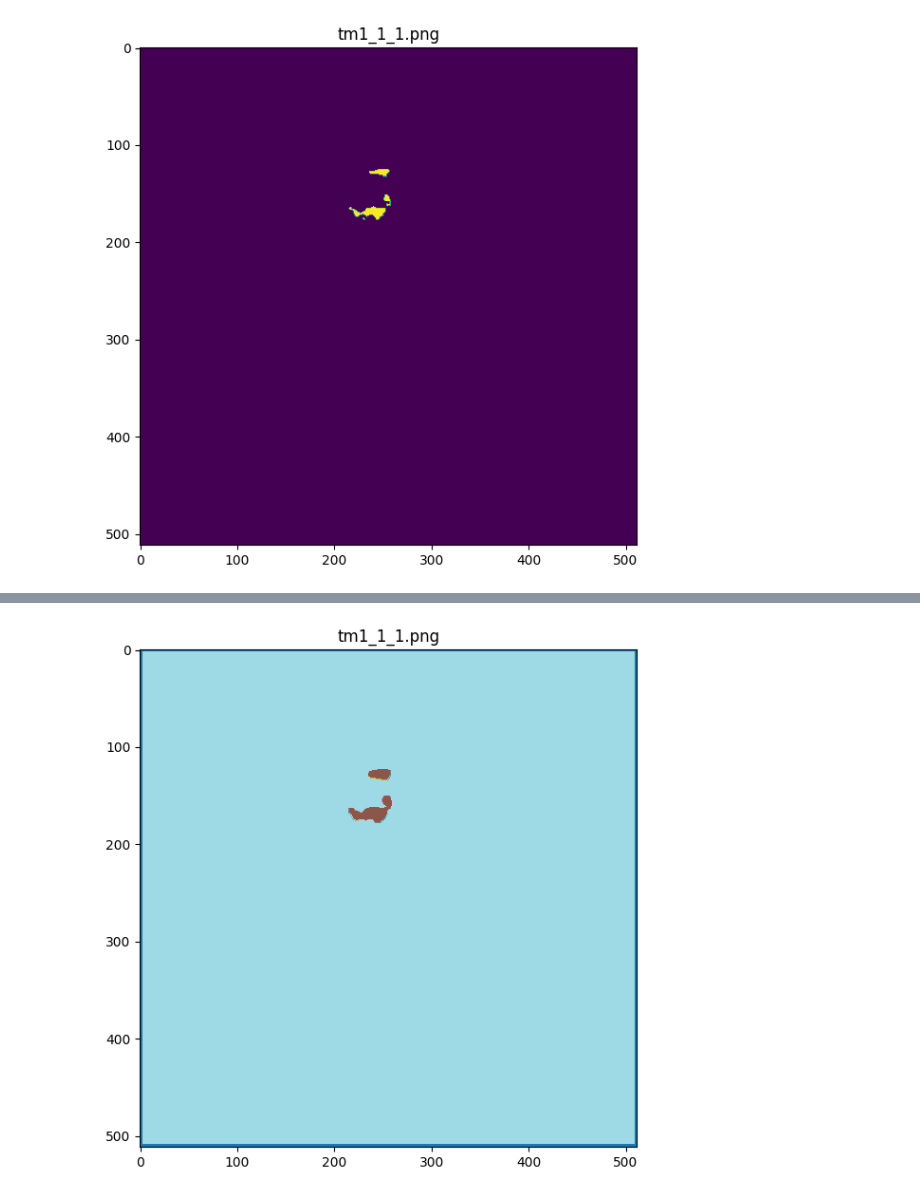
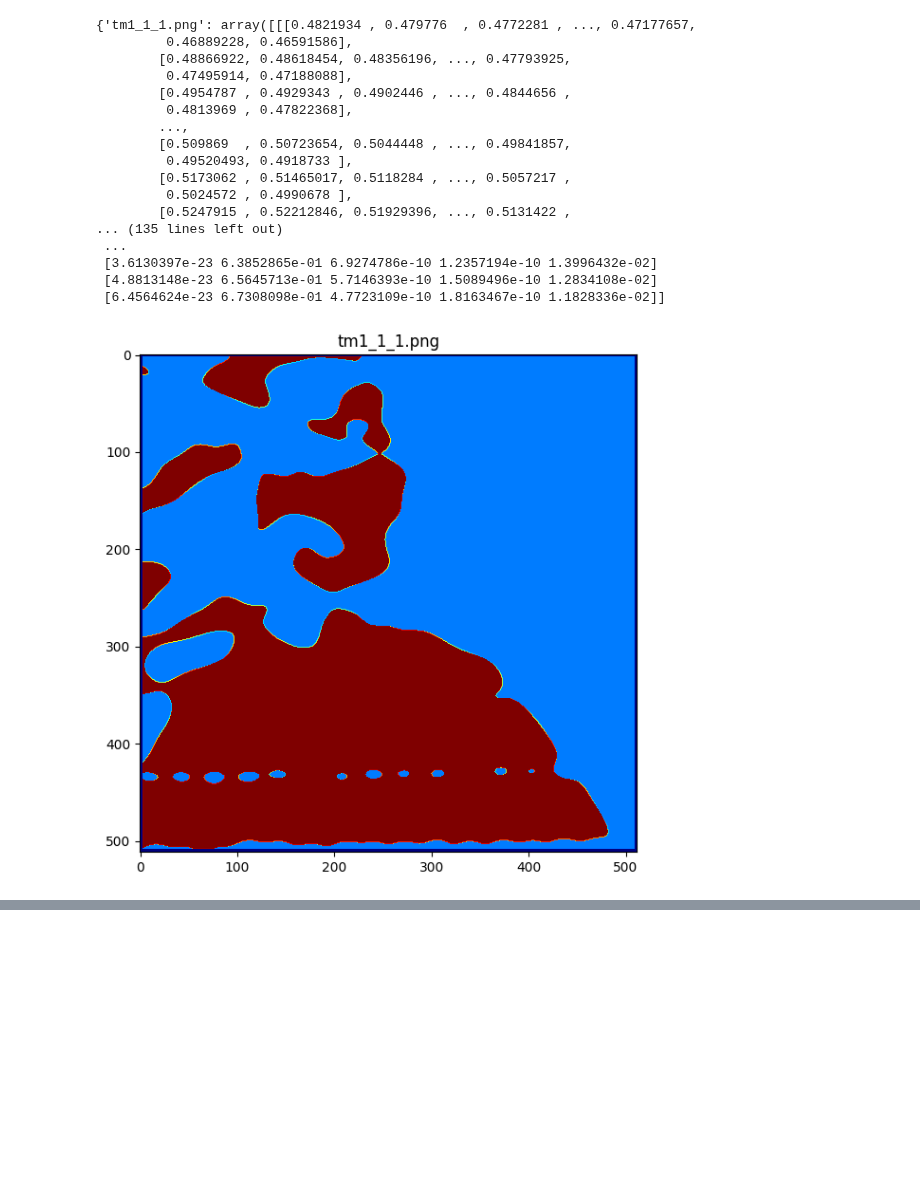
Before and after one commit to dmytro-varich/Texture-Segmentation-App, a Jupyter notebook: segmentation_main.ipynb, the cells around one changed output, grey strips where cells are left out. Drawn from its saved outputs; the diff is of its cells as text; code cells hidden in the pictures; blank space fills up the shorter version.

```diff
--- a/segmentation_main.ipynb
+++ b/segmentation_main.ipynb
@@ -565,7 +561,7 @@ def main(directory):
     # Preprocess images
     resize_shape = None
     normalize = True
-    sigma = 1.0
+    sigma = 10.0
     apply_edge_detection = False
     for key, image in images.items():
         images[key] = TextureSegmentation.preprocess_image(image,
@@ -582,50 +578,48 @@ def main(directory):
     patch_size = (7, 7)
     for key, image in images.items():
         patches[key] = TextureSegmentation.extract_patches(image, patch_size=patch_size)
-
+    print(patches)
     # Cluster patches to find PRP (Principal Representative Patterns)
-    max_clusters = 3
+    max_clusters = 5
     n_components = None
     prp_centroids, optimal_clusters = TextureSegmentation.cluster_patches(patches,
                                                                     max_clusters=max_clusters,
                                                                     n_components=n_components,
                                                                     find_optimal_clusters=False)
-
+    print(prp_centroids)
     # Segment the images by extracting texture features and using the Mumford-Shah
     segmented_images, edges = dict(), dict()
-    sigma = 0.4
-    h = 0.01
+    gamma = 0.4
     iterations, alpha, beta, epsilon  = 1, 1000, 0.01, 0.01
     for key, image in images.items():
         segmented_images[key], edges[key] = TextureSegmentation.segmentation(image, prp_centroids,
                                                                             patch_size=patch_size,
-                                                                            sigma=sigma, h=h,
+                                                                            gamma=gamma,
                                                                             iterations=iterations,
                                                                             alpha=alpha, beta=beta,
                                                                              epsilon=epsilon)
-
     # Display the segmented images and edges
-    TextureSegmentation.show_images(segmented_images, figsize=figsize, rows=rows, cols=cols, cmap=None)
+    TextureSegmentation.show_images(segmented_images, figsize=figsize, rows=rows, cols=cols, cmap='jet')
     TextureSegmentation.show_images(edges, figsize=figsize, rows=rows, cols=cols, cmap=None)
 
-    # Assign labels to the segmented images
-    labels = dict()
-    for key, segmented_image in segmented_images.items():
-        labels[key] = TextureSegmentation.assign_labels(segmented_image, prp_centroids,
-                                                        patch_size=patch_size,
-                                                        sigma=sigma)
+    # # Assign labels to the segmented images
+    # labels = dict()
+    # for key, segmented_image in segmented_images.items():
+    #     labels[key] = TextureSegmentation.assign_labels(segmented_image, prp_centroids,
+    #                                                     patch_size=patch_size,
+    #                                                     sigma=sigma)
 
-    # Display the labels
-    TextureSegmentation.show_images(labels, figsize=figsize, rows=rows, cols=cols, cmap='tab20')
+    # # Display the labels
+    # TextureSegmentation.show_images(labels, figsize=figsize, rows=rows, cols=cols, cmap='tab20')
 
-    # Postprocess images using CRF
-    postprocessed_images = dict()
-    for key, segmented_image in segmented_images.items():
-        postprocessed_images[key] = TextureSegmentation.postprocess_segmentation(segmented_image, edges[key], labels[key],
-                                                                                 num_classes=optimal_clusters)
+    # # Postprocess images using CRF
+    # postprocessed_images = dict()
+    # for key, segmented_image in segmented_images.items():
+    #     postprocessed_images[key] = TextureSegmentation.postprocess_segmentation(segmented_image, edges[key], labels[key],
+    #                                                                              num_classes=optimal_clusters)
 
-    # Display the postprocessed images
-    TextureSegmentation.show_images(postprocessed_images, figsize=figsize, rows=rows, cols=cols, cmap='tab20')
+    # # Display the postprocessed images
+    # TextureSegmentation.show_images(postprocessed_images, figsize=figsize, rows=rows, cols=cols, cmap='tab20')
 
     # Save the segmented images to the output directory
     # TextureSegmantation.save_segmented_images('output', {})
@@ -639 +633,18 @@ if __name__ == '__main__':
+{'tm1_1_1.png': array([[[0.4821934 , 0.479776  , 0.4772281 , ..., 0.47177657,
+         0.46889228, 0.46591586],
+        [0.48866922, 0.48618454, 0.48356196, ..., 0.47793925,
+         0.47495914, 0.47188088],
+        [0.4954787 , 0.4929343 , 0.4902446 , ..., 0.4844656 ,
+         0.4813969 , 0.47822368],
+        ...,
+        [0.509869  , 0.50723654, 0.5044448 , ..., 0.49841857,
+         0.49520493, 0.4918733 ],
+        [0.5173062 , 0.51465017, 0.5118284 , ..., 0.5057217 ,
+         0.5024572 , 0.4990678 ],
+        [0.5247915 , 0.52212846, 0.51929396, ..., 0.5131422 ,
+... (135 lines left out)
+ ...
+ [3.6130397e-23 6.3852865e-01 6.9274786e-10 1.2357194e-10 1.3996432e-02]
+ [4.8813148e-23 6.5645713e-01 5.7146393e-10 1.5089496e-10 1.2834108e-02]
+ [6.4564624e-23 6.7308098e-01 4.7723109e-10 1.8163467e-10 1.1828336e-02]]
-[figure, old version]
+[figure, new version]
@@ -641 +651,0 @@ if __name__ == '__main__':
-[figure, removed]
```
Also changed, not shown: parts of 4 cells of this notebook.
